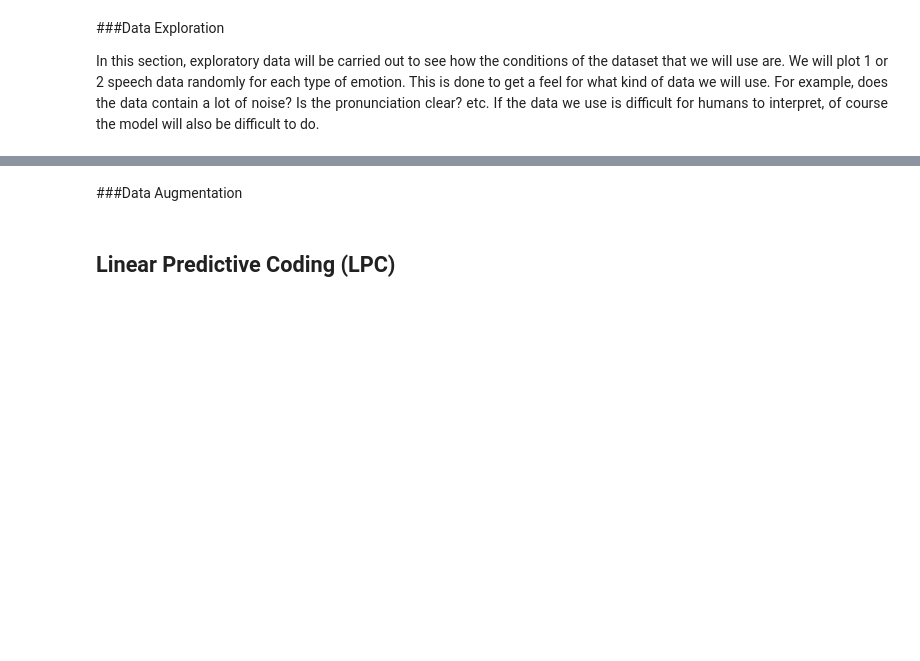
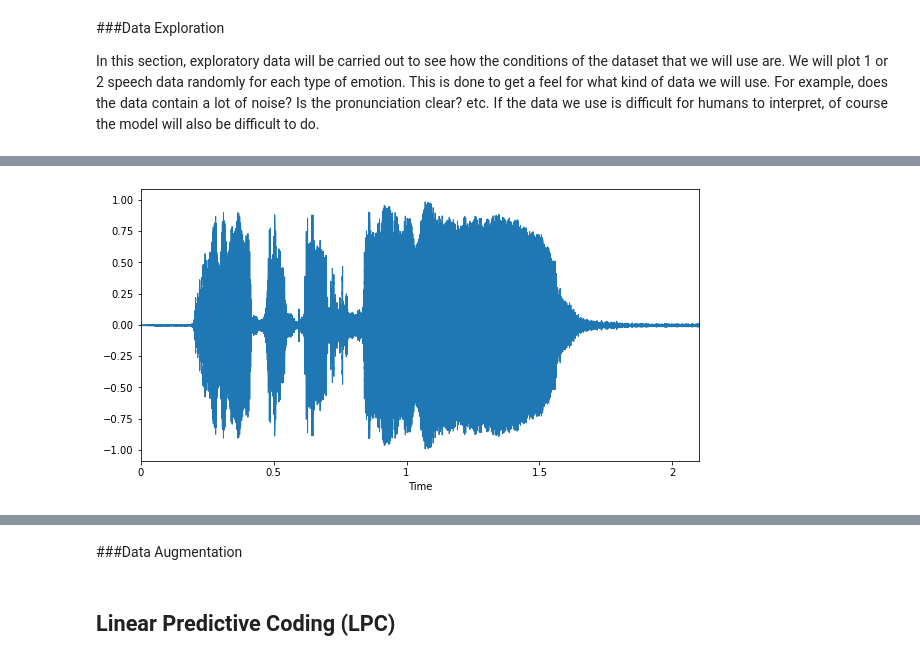
Before and after one commit to darwinOne/Speech-Emotion-Recognition-SER-, a Jupyter notebook: SER.ipynb, the cells around one changed output, grey strips where cells are left out. Drawn from its saved outputs; the diff is of its cells as text; code cells hidden in the pictures; blank space fills up the shorter version.

```diff
--- a/SER.ipynb
+++ b/SER.ipynb
@@ -190,0 +161,16 @@ print(npath_dtsets)
+# %%
+'''
+Let's now look at some sample data for each emotion
+to get an idea of the quality of the data to be used
+'''
+
+# Use Librosa library display and play sample speech
+# This sample is for Angry emotion
+fname = dtsets_df._get_value(10, 'path')
+data, sampling_rate = librosa.load(fname)
+plt.figure(figsize=(10, 5))
+librosa.display.waveplot(data, sr=sampling_rate)
+
+# Lets play the audio
+ipd.Audio(fname)
+# %% [output]
@@ -190,0 +178 @@ print(npath_dtsets)
+[figure, added]
```
Also changed, not shown: parts of 10 cells of this notebook.
